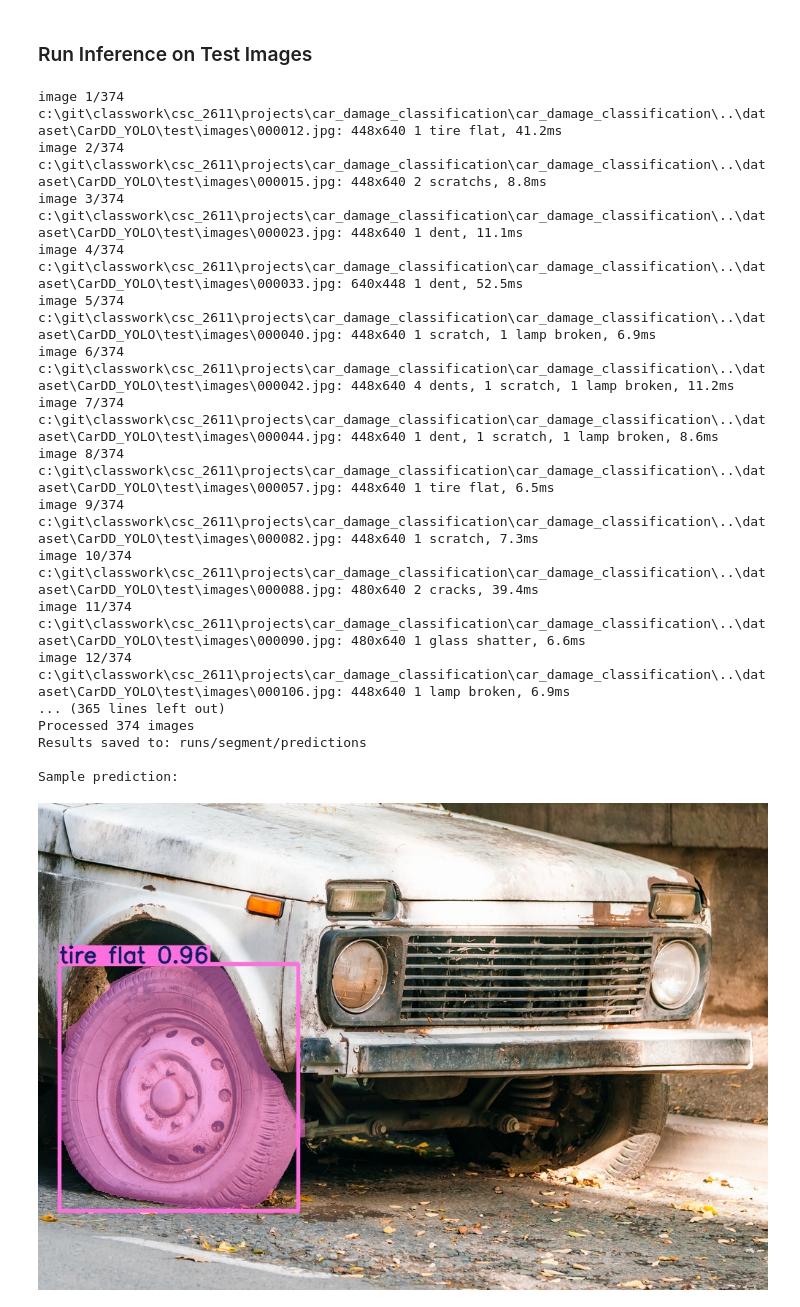
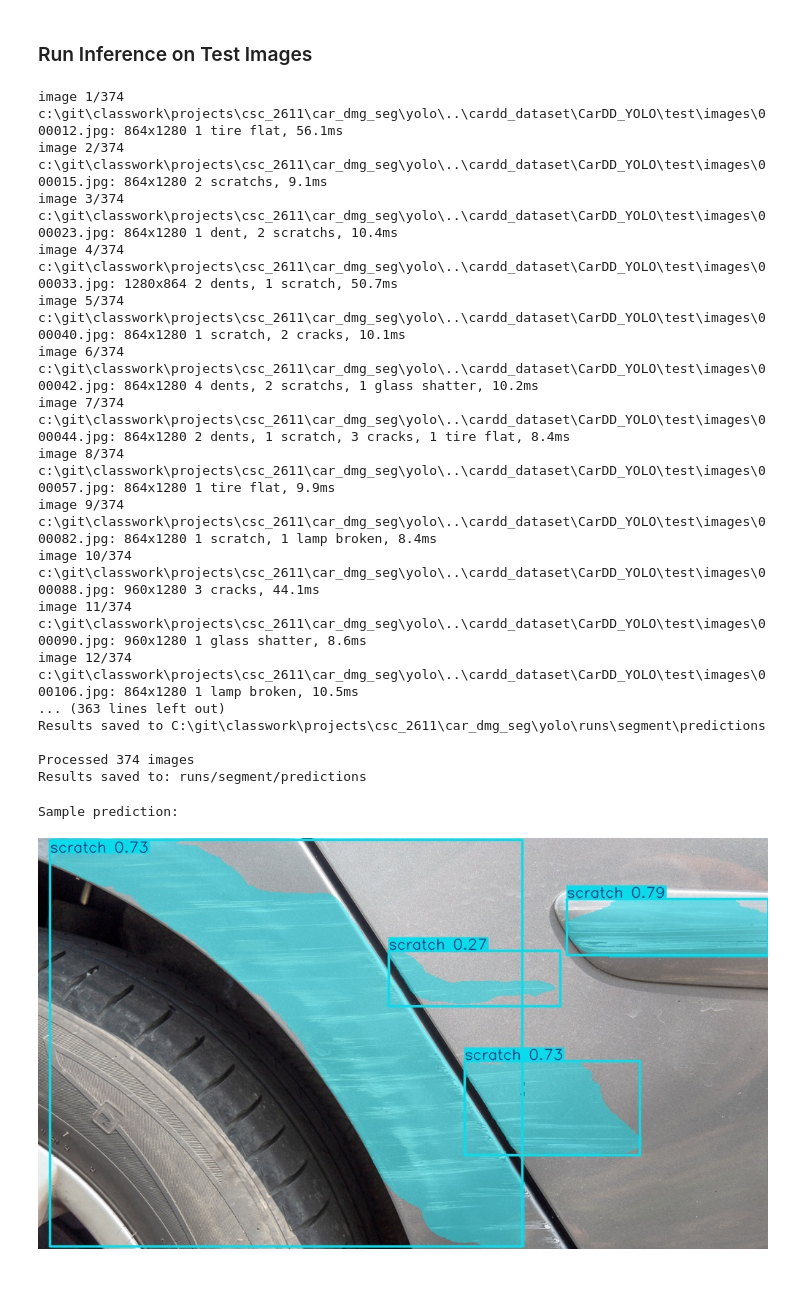
Before and after one commit to agmizer/car_dmg_seg, a Jupyter notebook: yolo/yolo-seg.ipynb, the cells around one changed output. Saved outputs shown, nothing was run; the diff lists cells and outputs as text; code cells hidden in the pictures; blank space fills up the shorter version.

Commit message:
yolo

```diff
--- a/yolo/yolo-seg.ipynb
+++ b/yolo/yolo-seg.ipynb
@@ -186,7 +214,7 @@ FileNotFoundError: [Errno 2] No such file or directory: 'runs\\segment\\car_dama
 ### Run Inference on Test Images
 # %%
 # Run inference on test images
-test_image_path = '../dataset/CarDD_YOLO/test/images'
+test_image_path = '../cardd_dataset/CarDD_YOLO/test/images'
 
 # Predict on a batch of test images
 results = best_model.predict(
@@ -200,31 +228,33 @@ results = best_model.predict(
 
 print(f"\nProcessed {len(results)} images")
 print(f"Results saved to: runs/segment/predictions")
-
-# Display results for first image
-from IPython.display import Image, display
-import glob
-
-pred_images = glob.glob('runs/segment/predictions/*.jpg')
-if pred_images:
-    print("\nSample prediction:")
-    display(Image(filename=pred_images[0]))
 # %% [output]
-image 1/374 c:\git\classwork\csc_2611\projects\car_damage_classification\car_damage_classification\..\dataset\CarDD_YOLO\test\images\000012.jpg: 448x640 1 tire flat, 41.2ms
-image 2/374 c:\git\classwork\csc_2611\projects\car_damage_classification\car_damage_classification\..\dataset\CarDD_YOLO\test\images\000015.jpg: 448x640 2 scratchs, 8.8ms
-image 3/374 c:\git\classwork\csc_2611\projects\car_damage_classification\car_damage_classification\..\dataset\CarDD_YOLO\test\images\000023.jpg: 448x640 1 dent, 11.1ms
-image 4/374 c:\git\classwork\csc_2611\projects\car_damage_classification\car_damage_classification\..\dataset\CarDD_YOLO\test\images\000033.jpg: 640x448 1 dent, 52.5ms
-image 5/374 c:\git\classwork\csc_2611\projects\car_damage_classification\car_damage_classification\..\dataset\CarDD_YOLO\test\images\000040.jpg: 448x640 1 scratch, 1 lamp broken, 6.9ms
-image 6/374 c:\git\classwork\csc_2611\projects\car_damage_classification\car_damage_classification\..\dataset\CarDD_YOLO\test\images\000042.jpg: 448x640 4 dents, 1 scratch, 1 lamp broken, 11.2ms
-image 7/374 c:\git\classwork\csc_2611\projects\car_damage_classification\car_damage_classification\..\dataset\CarDD_YOLO\test\images\000044.jpg: 448x640 1 dent, 1 scratch, 1 lamp broken, 8.6ms
-image 8/374 c:\git\classwork\csc_2611\projects\car_damage_classification\car_damage_classification\..\dataset\CarDD_YOLO\test\images\000057.jpg: 448x640 1 tire flat, 6.5ms
-image 9/374 c:\git\classwork\csc_2611\projects\car_damage_classification\car_damage_classification\..\dataset\CarDD_YOLO\test\images\000082.jpg: 448x640 1 scratch, 7.3ms
-image 10/374 c:\git\classwork\csc_2611\projects\car_damage_classification\car_damage_classification\..\dataset\CarDD_YOLO\test\images\000088.jpg: 480x640 2 cracks, 39.4ms
-image 11/374 c:\git\classwork\csc_2611\projects\car_damage_classification\car_damage_classification\..\dataset\CarDD_YOLO\test\images\000090.jpg: 480x640 1 glass shatter, 6.6ms
-image 12/374 c:\git\classwork\csc_2611\projects\car_damage_classification\car_damage_classification\..\dataset\CarDD_YOLO\test\images\000106.jpg: 448x640 1 lamp broken, 6.9ms
-... (365 lines left out)
+image 1/374 c:\git\classwork\projects\csc_2611\car_dmg_seg\yolo\..\cardd_dataset\CarDD_YOLO\test\images\000012.jpg: 864x1280 1 tire flat, 56.1ms
+image 2/374 c:\git\classwork\projects\csc_2611\car_dmg_seg\yolo\..\cardd_dataset\CarDD_YOLO\test\images\000015.jpg: 864x1280 2 scratchs, 9.1ms
+image 3/374 c:\git\classwork\projects\csc_2611\car_dmg_seg\yolo\..\cardd_dataset\CarDD_YOLO\test\images\000023.jpg: 864x1280 1 dent, 2 scratchs, 10.4ms
+image 4/374 c:\git\classwork\projects\csc_2611\car_dmg_seg\yolo\..\cardd_dataset\CarDD_YOLO\test\images\000033.jpg: 1280x864 2 dents, 1 scratch, 50.7ms
+image 5/374 c:\git\classwork\projects\csc_2611\car_dmg_seg\yolo\..\cardd_dataset\CarDD_YOLO\test\images\000040.jpg: 864x1280 1 scratch, 2 cracks, 10.1ms
+image 6/374 c:\git\classwork\projects\csc_2611\car_dmg_seg\yolo\..\cardd_dataset\CarDD_YOLO\test\images\000042.jpg: 864x1280 4 dents, 2 scratchs, 1 glass shatter, 10.2ms
+image 7/374 c:\git\classwork\projects\csc_2611\car_dmg_seg\yolo\..\cardd_dataset\CarDD_YOLO\test\images\000044.jpg: 864x1280 2 dents, 1 scratch, 3 cracks, 1 tire flat, 8.4ms
+image 8/374 c:\git\classwork\projects\csc_2611\car_dmg_seg\yolo\..\cardd_dataset\CarDD_YOLO\test\images\000057.jpg: 864x1280 1 tire flat, 9.9ms
+image 9/374 c:\git\classwork\projects\csc_2611\car_dmg_seg\yolo\..\cardd_dataset\CarDD_YOLO\test\images\000082.jpg: 864x1280 1 scratch, 1 lamp broken, 8.4ms
+image 10/374 c:\git\classwork\projects\csc_2611\car_dmg_seg\yolo\..\cardd_dataset\CarDD_YOLO\test\images\000088.jpg: 960x1280 3 cracks, 44.1ms
+image 11/374 c:\git\classwork\projects\csc_2611\car_dmg_seg\yolo\..\cardd_dataset\CarDD_YOLO\test\images\000090.jpg: 960x1280 1 glass shatter, 8.6ms
+image 12/374 c:\git\classwork\projects\csc_2611\car_dmg_seg\yolo\..\cardd_dataset\CarDD_YOLO\test\images\000106.jpg: 864x1280 1 lamp broken, 10.5ms
+... (363 lines left out)
+Results saved to C:\git\classwork\projects\csc_2611\car_dmg_seg\yolo\runs\segment\predictions
+
 Processed 374 images
 Results saved to: runs/segment/predictions
-
-Sample prediction:
-[figure, removed]
+# %%
+# Display results for first image
+from IPython.display import Image, display
+import glob
+
+pred_images = glob.glob('runs/segment/predictions/*.jpg')
+if pred_images:
+    print("\nSample prediction:")
+    display(Image(filename=pred_images[random.randint(0, len(pred_images))]))
+# %% [output]
+Sample prediction:
+[figure, added]
```
Also changed, not shown: parts of 5 cells of this notebook, 16 other files.
